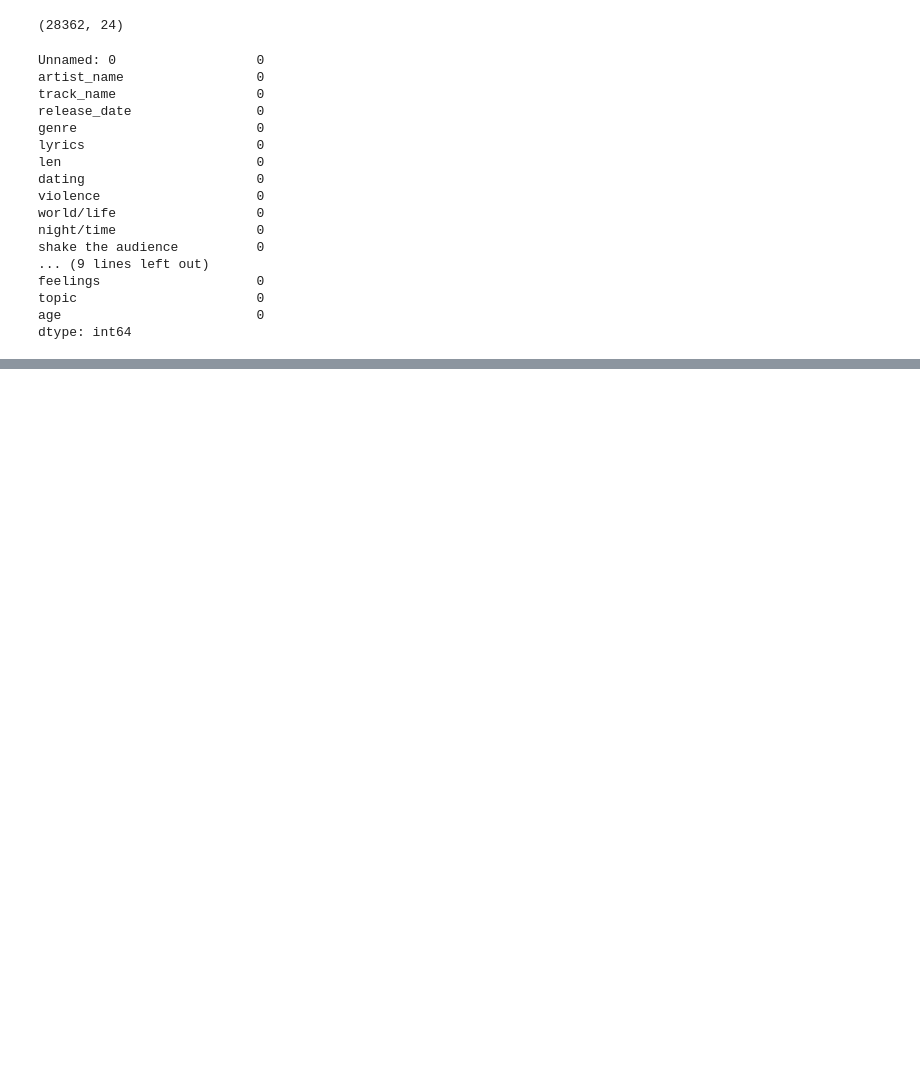
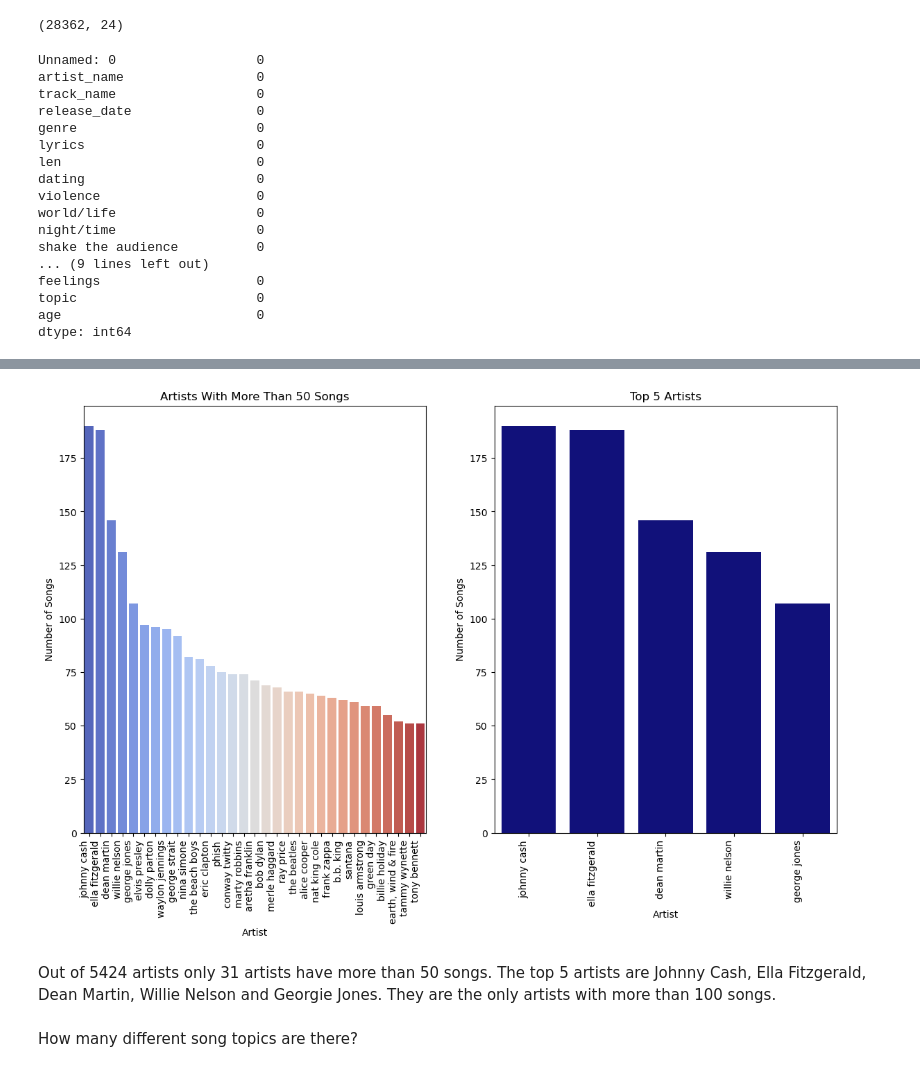
Before and after one commit to khadazhaia/Music-Recommendation-Algorithm, a Jupyter notebook: code/01eda.ipynb, the cells around one changed output, grey strips where cells are left out. Cells and saved outputs as stored; diff of their text form; code cells hidden in the pictures; blank space fills up the shorter version.

```diff
--- a/code/01eda.ipynb
+++ b/code/01eda.ipynb
@@ -127,0 +178,4 @@ dtype: int64
+# %%
+artist = music_df["artist_name"].value_counts().to_frame(name="count")
+
+artist
@@ -127,0 +197,30 @@ dtype: int64
+# %%
+# Plot artists with more than 50 songs
+artist_50 = artist[artist["count"] >= 50]
+
+plt.figure(figsize=(14,8))
+
+plt.subplot(1, 2, 1)
+sns.barplot(data=artist_50, x="artist_name", y="count", hue="artist_name", palette="coolwarm")
+plt.title("Artists With More Than 50 Songs")
+plt.xlabel("Artist")
+plt.ylabel("Number of Songs")
+plt.xticks(rotation=90, ha="right")
+
+# Plot top 5 artsts
+top_5 = artist_50.head()
+
+plt.subplot(1, 2, 2)
+sns.barplot(data=top_5, x="artist_name", y="count", color="darkblue")
+plt.title("Top 5 Artists")
+plt.xlabel("Artist")
+plt.ylabel("Number of Songs")
+plt.xticks(rotation=90, ha="right")
+
+plt.show()
+# %% [output]
+[figure, added]
+# %% [markdown]
+Out of 5424 artists only 31 artists have more than 50 songs. The top 5 artists are Johnny Cash, Ella Fitzgerald, Dean Martin, Willie Nelson and Georgie Jones. They are the only artists with more than 100 songs.
+# %% [markdown]
+How many different song topics are there?
```
Also changed, not shown: parts of 38 cells of this notebook.
